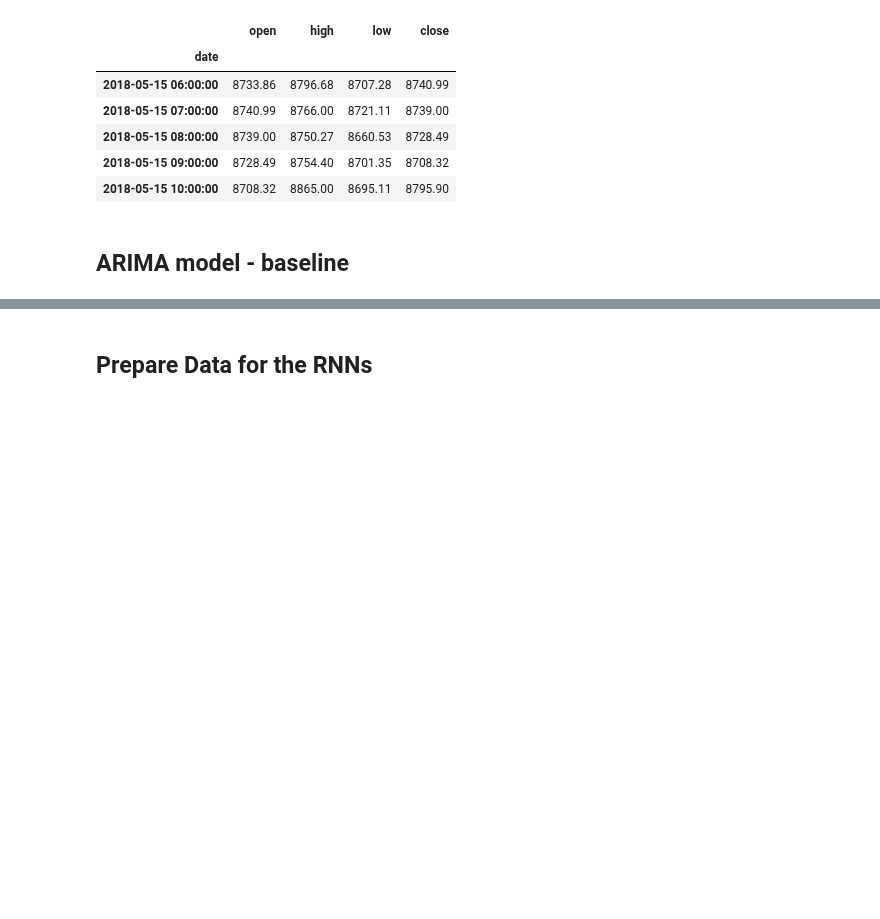
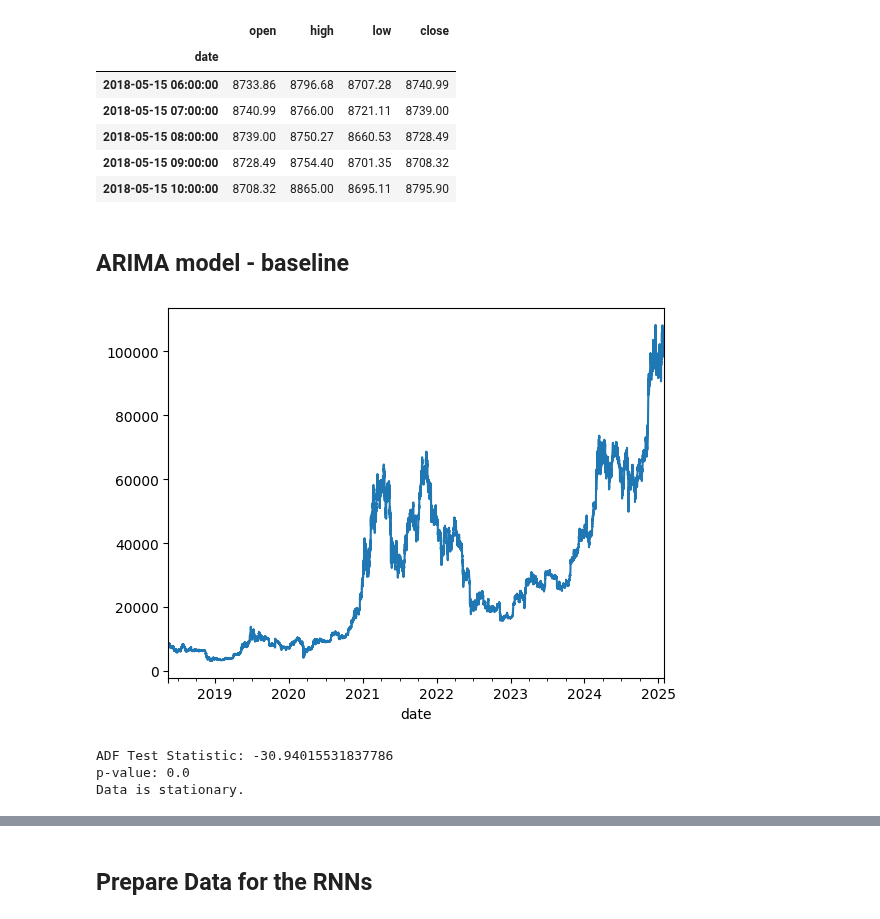
Before and after one commit to alexzheng123/EC331-project, a Jupyter notebook: code/bitcoin_forecasting.ipynb, the cells around one changed output, grey strips where cells are left out. Drawn from its saved outputs; the diff is of its cells as text; code cells hidden in the pictures; blank space fills up the shorter version.

```diff
--- a/code/bitcoin_forecasting.ipynb
+++ b/code/bitcoin_forecasting.ipynb
@@ -48,3 +49,28 @@ data.head()
 ## ARIMA model - baseline
 # %%
 # !pip install --upgrade numpy==1.26.4
+# %%
+# Copy the original dataset
+data_arima = data.copy()
+
+# Apply First Differencing
+data_arima['close_diff'] = data_arima['close'].diff()
+# %%
+data_arima['close'].plot();
+# %% [output]
+[figure, added]
+# %%
+# ADF Test for Stationarity
+result_diff = adfuller(data_arima['close_diff'].dropna())
+print(f"ADF Test Statistic: {result_diff[0]}")
+print(f"p-value: {result_diff[1]}")
+
+# If data is still non-stationary, consider second differencing
+if result_diff[1] > 0.05:
+    print("Data is non-stationary. Consider second differencing.")
+else:
+    print("Data is stationary.")
+# %% [output]
+ADF Test Statistic: -30.94015531837786
+p-value: 0.0
+Data is stationary.
```
Also changed, not shown: parts of 11 cells of this notebook.
